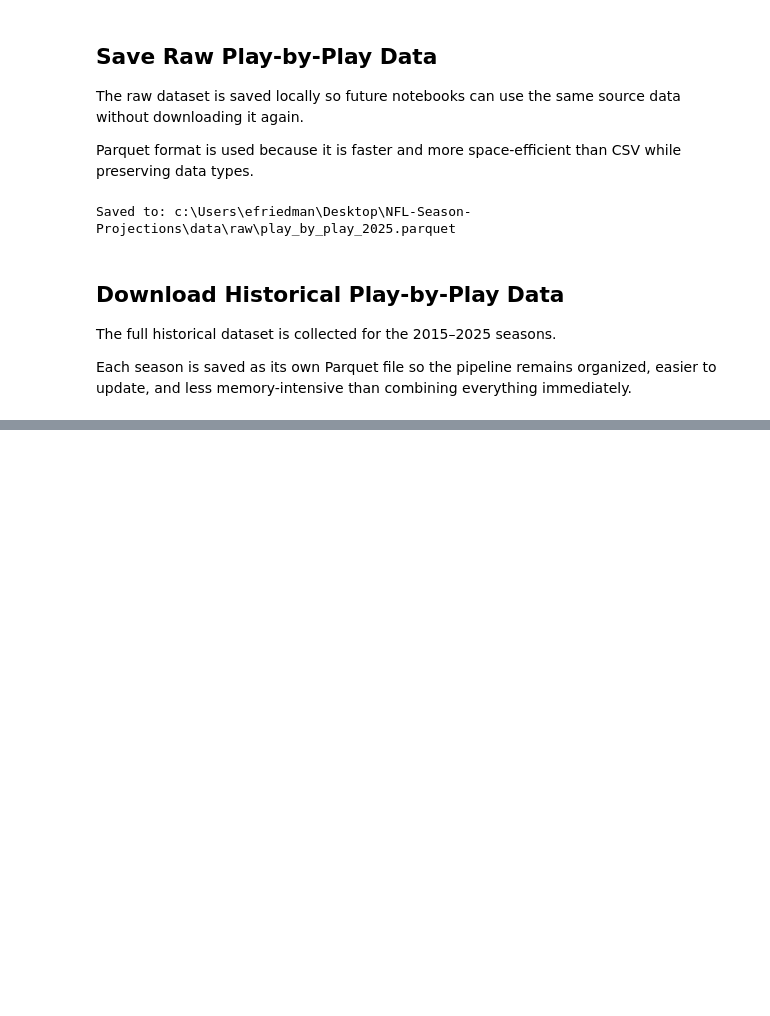
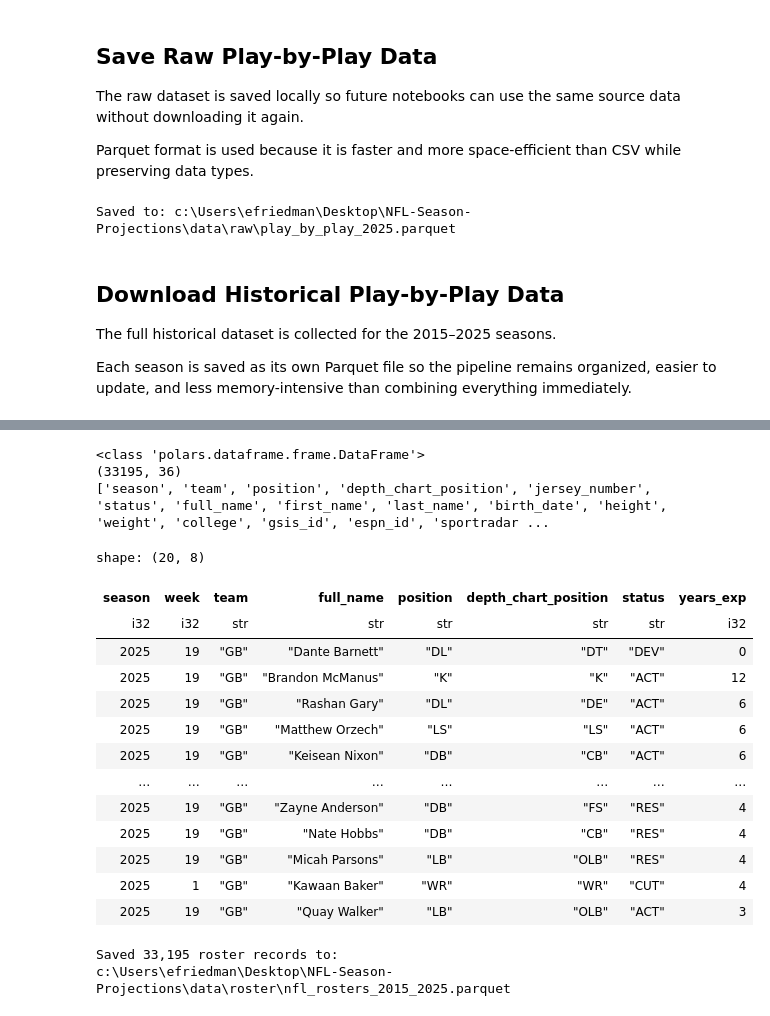
Before and after one commit to ethanfr10/NFL-Season-Projections, a Jupyter notebook: notebooks/01_Data_Collection.ipynb, the cells around one changed output, grey strips where cells are left out. Drawn from its saved outputs; the diff is of its cells as text; code cells hidden in the pictures; blank space fills up the shorter version.

```diff
--- a/notebooks/01_Data_Collection.ipynb
+++ b/notebooks/01_Data_Collection.ipynb
@@ -225,0 +277,49 @@ for season in SEASONS:
+# %%
+rosters = nfl.load_rosters(seasons=SEASONS)
+
+print(type(rosters))
+print(rosters.shape)
+print(rosters.columns[:30])
+# %% [output]
+<class 'polars.dataframe.frame.DataFrame'>
+(33195, 36)
+['season', 'team', 'position', 'depth_chart_position', 'jersey_number', 'status', 'full_name', 'first_name', 'last_name', 'birth_date', 'height', 'weight', 'college', 'gsis_id', 'espn_id', 'sportradar ...
+# %%
+rosters.filter(
+    (pl.col("season") == 2025) &
+    (pl.col("team") == "GB")
+).select([
+    "season",
+    "week",
+    "team",
+    "full_name",
+    "position",
+    "depth_chart_position",
+    "status",
+    "years_exp"
+]).head(20)
+# %% [output]
+shape: (20, 8)
+| season | week | team | full_name | position | depth_chart_position | status | years_exp |
+| i32 | i32 | str | str | str | str | str | i32 |
+| 2025 | 19 | "GB" | "Dante Barnett" | "DL" | "DT" | "DEV" | 0 |
+| 2025 | 19 | "GB" | "Brandon McManus" | "K" | "K" | "ACT" | 12 |
+| 2025 | 19 | "GB" | "Rashan Gary" | "DL" | "DE" | "ACT" | 6 |
+| 2025 | 19 | "GB" | "Matthew Orzech" | "LS" | "LS" | "ACT" | 6 |
+| 2025 | 19 | "GB" | "Keisean Nixon" | "DB" | "CB" | "ACT" | 6 |
+| … | … | … | … | … | … | … | … |
+| 2025 | 19 | "GB" | "Zayne Anderson" | "DB" | "FS" | "RES" | 4 |
+| 2025 | 19 | "GB" | "Nate Hobbs" | "DB" | "CB" | "RES" | 4 |
+| 2025 | 19 | "GB" | "Micah Parsons" | "LB" | "OLB" | "RES" | 4 |
+| 2025 | 1 | "GB" | "Kawaan Baker" | "WR" | "WR" | "CUT" | 4 |
+| 2025 | 19 | "GB" | "Quay Walker" | "LB" | "OLB" | "ACT" | 3 |
+# %%
+roster_output_path = ROSTER_DIR / "nfl_rosters_2015_2025.parquet"
+
+rosters.write_parquet(roster_output_path)
+
+print(f"Saved {rosters.height:,} roster records to:")
+print(roster_output_path)
+# %% [output]
+Saved 33,195 roster records to:
+c:\Users\efriedman\Desktop\NFL-Season-Projections\data\roster\nfl_rosters_2015_2025.parquet
```
Also changed, not shown: parts of 22 cells of this notebook, 7 other files.
